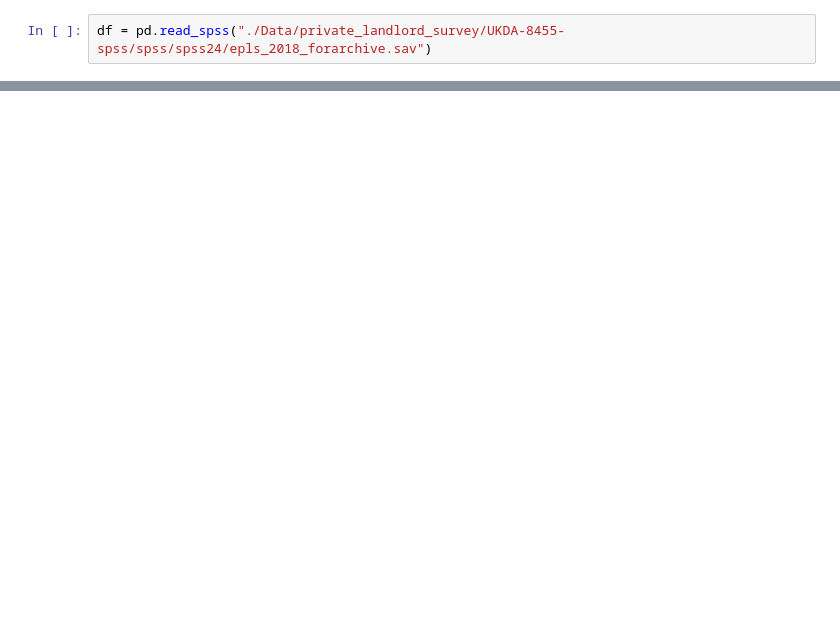
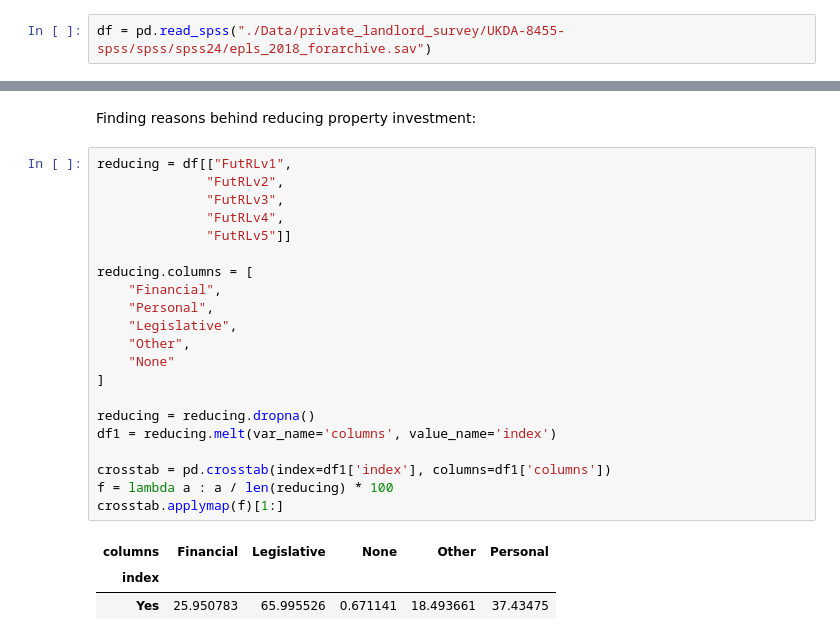
Before and after one commit to sam-hatley/landlord-data, a Jupyter notebook: exploration.ipynb, the cells around one changed output, grey strips where cells are left out. Drawn from its saved outputs; the diff is of its cells as text; blank space fills up the shorter version.

```diff
--- a/exploration.ipynb
+++ b/exploration.ipynb
@@ -19,0 +111,27 @@ df.head()
+# %% [markdown]
+Finding reasons behind reducing property investment:
+# %%
+reducing = df[["FutRLv1",
+              "FutRLv2",
+              "FutRLv3",
+              "FutRLv4",
+              "FutRLv5"]]
+
+reducing.columns = [
+    "Financial",
+    "Personal",
+    "Legislative",
+    "Other",
+    "None"
+]
+
+reducing = reducing.dropna()
+df1 = reducing.melt(var_name='columns', value_name='index')
+
+crosstab = pd.crosstab(index=df1['index'], columns=df1['columns'])
+f = lambda a : a / len(reducing) * 100
+crosstab.applymap(f)[1:]
+# %% [output]
+| columns | Financial | Legislative | None | Other | Personal |
+| index |  |  |  |  |  |
+| Yes | 25.950783 | 65.995526 | 0.671141 | 18.493661 | 37.43475 |
```
Also changed, not shown: parts of 23 cells of this notebook.
